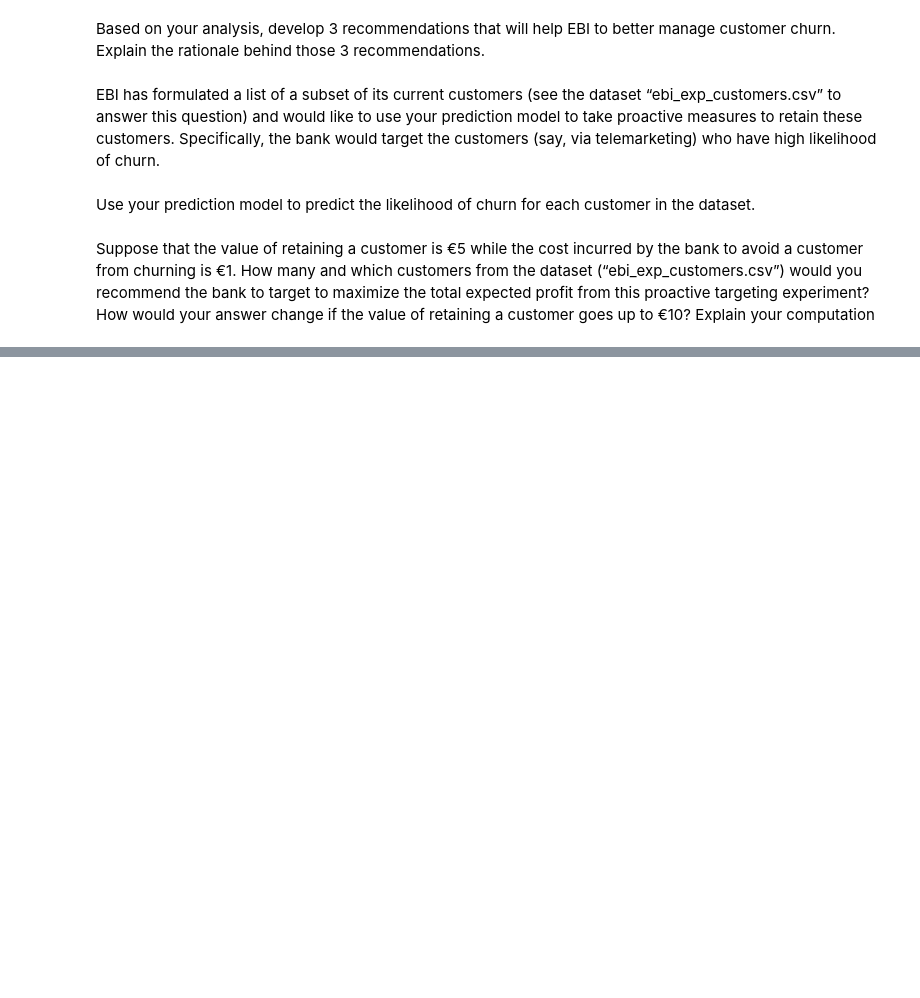
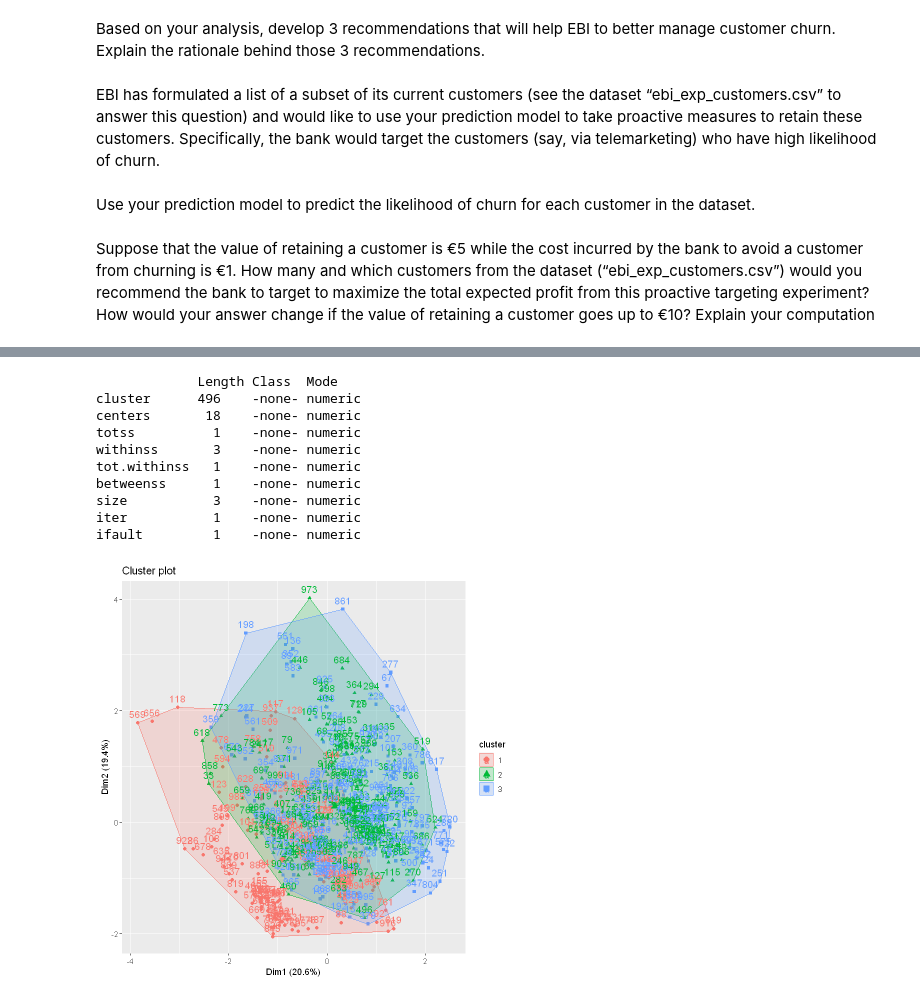
Before and after one commit to PascalEissler/rsm_data_analytics, a Jupyter notebook: Group 7 Project 2.ipynb, the cells around one changed output, grey strips where cells are left out. Drawn from its saved outputs; the diff is of its cells as text; code cells hidden in the pictures; blank space fills up the shorter version.

```diff
--- a/Group 7 Project 2.ipynb
+++ b/Group 7 Project 2.ipynb
@@ -1249,0 +1321,21 @@ plot_var_by_scenario(df_vis,vars)
+# %%
+# Perform cluster analysis on scenario 2
+cluster_10_scenario <- kmeans(df_10_scenario[, cluster_vars], centers = 3, nstart = 25)
+
+# Print cluster results for scenario 2
+print(summary(cluster_10_scenario))
+
+# Plot cluster results for scenario 2
+fviz_cluster(cluster_10_scenario, data = df_10_scenario[, cluster_vars])
+# %% [output]
+             Length Class  Mode
+cluster      496    -none- numeric
+centers       18    -none- numeric
+totss          1    -none- numeric
+withinss       3    -none- numeric
+tot.withinss   1    -none- numeric
+betweenss      1    -none- numeric
+size           3    -none- numeric
+iter           1    -none- numeric
+ifault         1    -none- numeric
+[figure, added]
```
Also changed, not shown: parts of 71 cells of this notebook.
